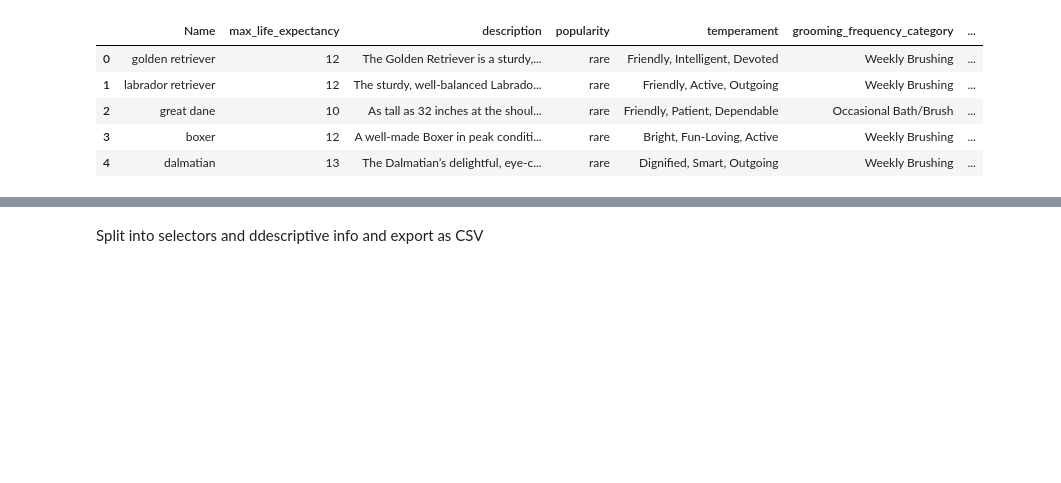
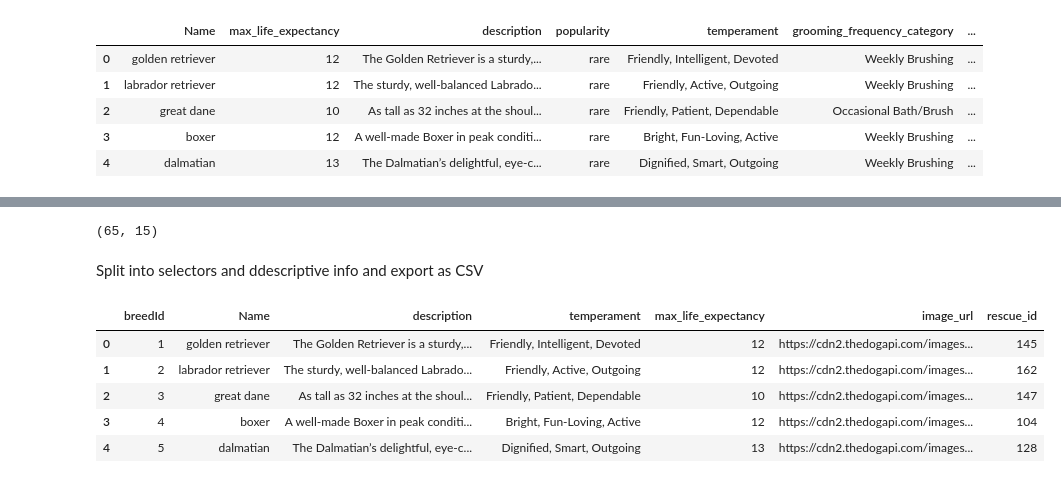
Before and after one commit to karencfisher/dog-app, a Jupyter notebook: ETL notebooks/breeds.ipynb, the cells around one changed output, grey strips where cells are left out. Saved outputs shown, nothing was run; the diff lists cells and outputs as text; code cells hidden in the pictures; blank space fills up the shorter version.

Commit message:
adding breed filter and descriptions screen

```diff
--- a/ETL notebooks/breeds.ipynb
+++ b/ETL notebooks/breeds.ipynb
@@ -132,8 +133,9 @@ df_merged2['friendliness'] = df_merged2[['good_with_children', 'good_with_other_
 df_merged2['friendliness'] = pd.cut(df_merged2['friendliness'], bins=3, labels=['low', 'medium', 'high'])
 df_merged2.drop(columns=['good_with_children', 'good_with_other_dogs', 'good_with_strangers'], inplace=True)
 
-for col in df_merged2.select_dtypes(include=['object']):
-    df_merged2[col] = df_merged2[col].fillna("unknown")
+# for col in df_merged2.select_dtypes(include=['object']):
+#     df_merged2[col] = df_merged2[col].fillna("unknown")
+df_merged2.dropna(inplace=True)
 df_merged2.head()
 # %% [output]
 The behavior will change in pandas 3.0. This inplace method will never work because the intermediate object on which we are setting values always behaves as a copy.
@@ -182,3 +188,6 @@ df_merged3.head()
 | 2 | great dane | 10 | As tall as 32 inches at the shoul... | rare | Friendly, Patient, Dependable | Occasional Bath/Brush | ... |
 | 3 | boxer | 12 | A well-made Boxer in peak conditi... | rare | Bright, Fun-Loving, Active | Weekly Brushing | ... |
 | 4 | dalmatian | 13 | The Dalmatian’s delightful, eye-c... | rare | Dignified, Smart, Outgoing | Weekly Brushing | ... |
+# %%
+df_merged3['breedId'] = df_merged3.index + 1
+df_merged3.head()
@@ -185,6 +201,19 @@ df_merged3.head()
+# %%
+df_merged3.shape
+# %% [output]
+(65, 15)
 # %% [markdown]
 Split into selectors and ddescriptive info and export as CSV
 # %%
-df_select = df_merged3[['size', 'popularity', 'energy_level_category', 'trainability_category', 'grooming_frequency_category',
+df_select = df_merged3[['breedId', 'size', 'popularity', 'energy_level_category', 'trainability_category', 'grooming_frequency_category',
                         'shedding_category', 'demeanor_category', 'friendliness']]
-df_description = df_merged3[['Name', 'description', 'temperament', 'max_life_expectancy', 'image_url', 'rescue_id']]
+df_description = df_merged3[['breedId', 'Name', 'description', 'temperament', 'max_life_expectancy', 'image_url', 'rescue_id']]
+# %%
+df_description.head()
+# %% [output]
+|  | breedId | Name | description | temperament | max_life_expectancy | image_url | rescue_id |
+| 0 | 1 | golden retriever | The Golden Retriever is a sturdy,... | Friendly, Intelligent, Devoted | 12 | https://cdn2.thedogapi.com/images... | 145 |
+| 1 | 2 | labrador retriever | The sturdy, well-balanced Labrado... | Friendly, Active, Outgoing | 12 | https://cdn2.thedogapi.com/images... | 162 |
+| 2 | 3 | great dane | As tall as 32 inches at the shoul... | Friendly, Patient, Dependable | 10 | https://cdn2.thedogapi.com/images... | 147 |
+| 3 | 4 | boxer | A well-made Boxer in peak conditi... | Bright, Fun-Loving, Active | 12 | https://cdn2.thedogapi.com/images... | 104 |
+| 4 | 5 | dalmatian | The Dalmatian’s delightful, eye-c... | Dignified, Smart, Outgoing | 13 | https://cdn2.thedogapi.com/images... | 128 |
```
Also changed, not shown: parts of 5 cells of this notebook, 18 other files.
